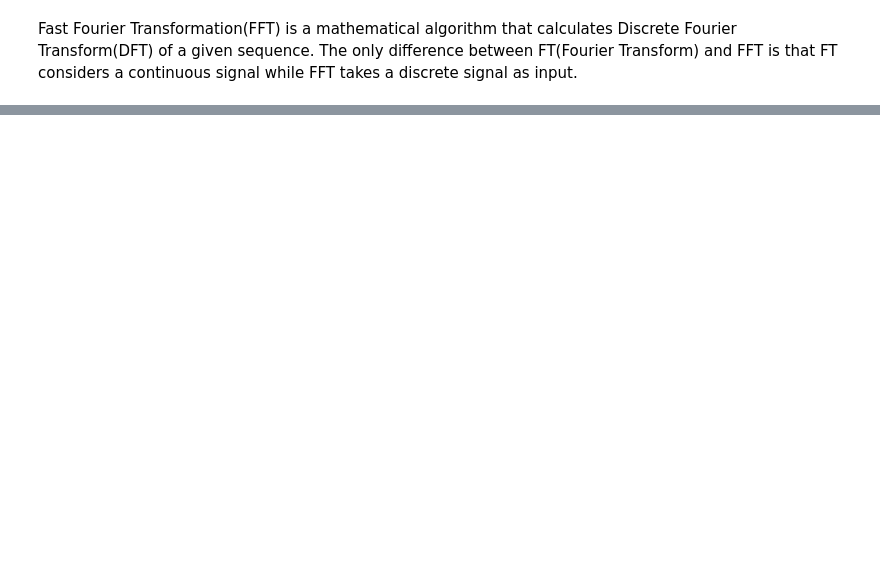
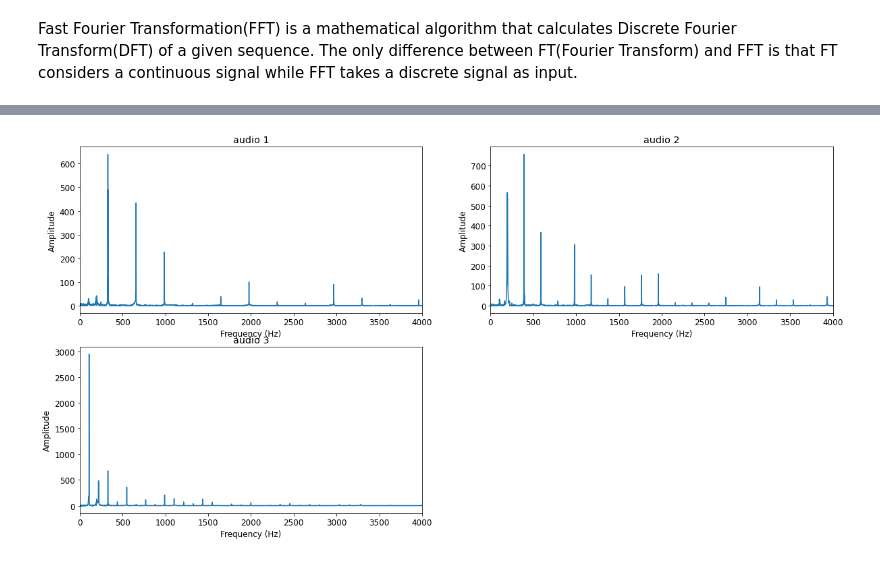
Before and after one commit to damounayman/Guitar-tuner, a Jupyter notebook: Guitar tuner.ipynb, the cells around one changed output, grey strips where cells are left out. Drawn from its saved outputs; the diff is of its cells as text; code cells hidden in the pictures; blank space fills up the shorter version.

```diff
--- a/Guitar tuner.ipynb
+++ b/Guitar tuner.ipynb
@@ -125,0 +106,22 @@ df
+# %%
+
+import numpy as np
+from matplotlib import pyplot as plt
+MaxFFT = []
+maxfreqs = []
+for i in range(3):
+    plt.subplot(2, 2, i+1)
+    FFT = abs(scipy.fft.fft(samples[i]))
+    freqs = scipy.fftpack.fftfreq(len(FFT), (1.0/sampling_rate[i]))
+    plt.plot(freqs[range(len(FFT)//2)], FFT[range(len(FFT)//2)])
+
+    MaxFFT.append(max(FFT))
+    maxposition = np.where(FFT == max(FFT))
+    maxfreqs.append(freqs[maxposition])
+    plt.xlim(0, 4000)
+    plt.xlabel('Frequency (Hz)')
+    plt.ylabel('Amplitude')
+    plt.title("audio %i" %(i+1))
+plt.show()
+# %% [output]
+[figure, added]
```
Also changed, not shown: parts of 14 cells of this notebook.
